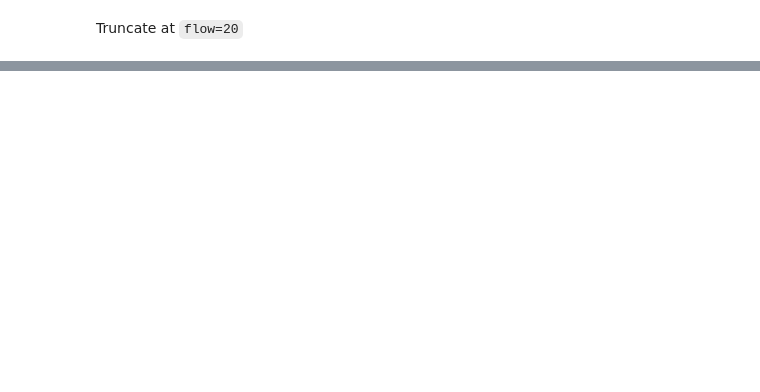
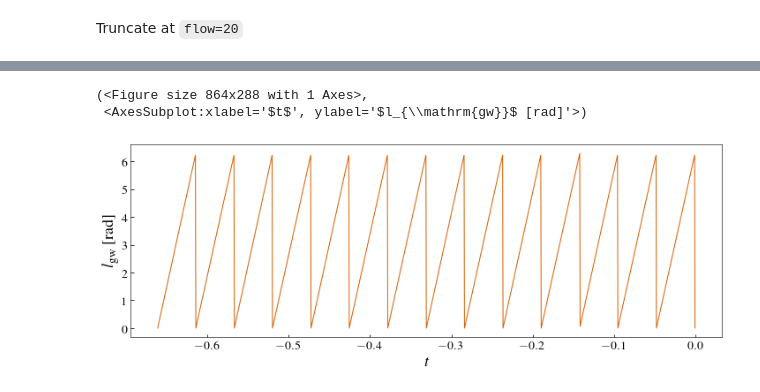
Before and after one commit to vijayvarma392/gw_eccentricity, a Jupyter notebook: notebook/truncate_waveform_at_flow.ipynb, the cells around one changed output, grey strips where cells are left out. Drawn from its saved outputs; the diff is of its cells as text; code cells hidden in the pictures; blank space fills up the shorter version.

```diff
--- a/notebook/truncate_waveform_at_flow.ipynb
+++ b/notebook/truncate_waveform_at_flow.ipynb
@@ -65,0 +69,2 @@ array([5.01483662, 5.01484756, 5.01485849, ..., 9.23572915, 9.23583066,
+# %%
+gwecc_object.measure_ecc(dataDict["t"])
@@ -65,0 +78,6 @@ array([5.01483662, 5.01484756, 5.01485849, ..., 9.23572915, 9.23583066,
+# %%
+gwecc_object.plot_mean_ano()
+# %% [output]
+(<Figure size 864x288 with 1 Axes>,
+ <AxesSubplot:xlabel='$t$', ylabel='$l_{\\mathrm{gw}}$ [rad]'>)
+[figure, added]
```
Also changed, not shown: parts of 6 cells of this notebook, 1 other file.
